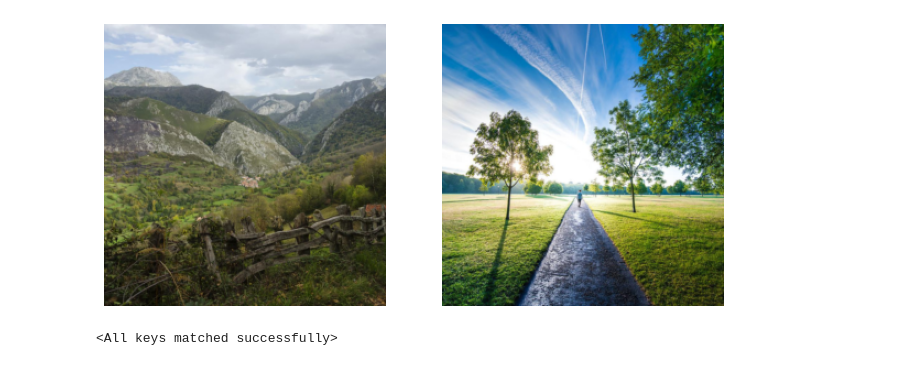
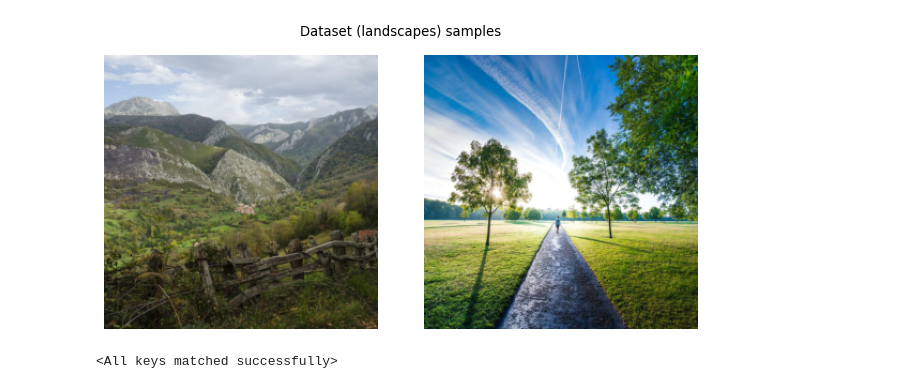
Before and after one commit to antonjolsson/image-colorization, a Jupyter notebook: image-colorization.ipynb, the cells around one changed output. Saved outputs shown, nothing was run; the diff lists cells and outputs as text; code cells hidden in the pictures.

Commit message:
improve plotting

```diff
--- a/image-colorization.ipynb
+++ b/image-colorization.ipynb
@@ -135,27 +135,30 @@ small_val_dataset = data_utils.Subset(val_dataset, torch.arange(50))
 
 torch.cuda.empty_cache()
 # %%
-def show_sample(lab_arrs: list):
+# subplots_adjust(hspace=-0.5)
+
+def show_sample(lab_arrs: list, title: str):
     '''
     lab_arrs: list of ndarray with shape (width, height, 3) (RGB)
     '''
 
-    """ if torch.is_tensor(lab_arrs[0]):
-        lab_arrs = [arr.cpu().detach().numpy() for arr in lab_arrs] """
-
     nrows = len(lab_arrs) // 2
-    fig = figure(figsize=(10, 5 * nrows), dpi=80)
+    fig = figure(figsize=(8, 4 * nrows), dpi=80, layout='constrained')
+    fig.suptitle(title)
+    subplots_adjust(wspace=2)
     for i, arr in enumerate(lab_arrs):
         arr = arr.astype(np.uint8)
         img = Image.fromarray(arr)
 
         fig.add_subplot(nrows, 2, i + 1)
         imshow(img)
         axis('off')
 
-show_sample([small_train_dataset[8], small_train_dataset[10]])
+    fig.get_layout_engine().set(w_pad=0.1, h_pad=0.1, hspace=0.1, wspace=0.02)
+
+show_sample([small_train_dataset[8], small_train_dataset[10]], 'Dataset (landscapes) samples')
 # %% [output]
-[figure, old version]
+[figure, new version]
 # %%
 batch_size = 64
 
```
Also changed, not shown: parts of 2 cells of this notebook.
